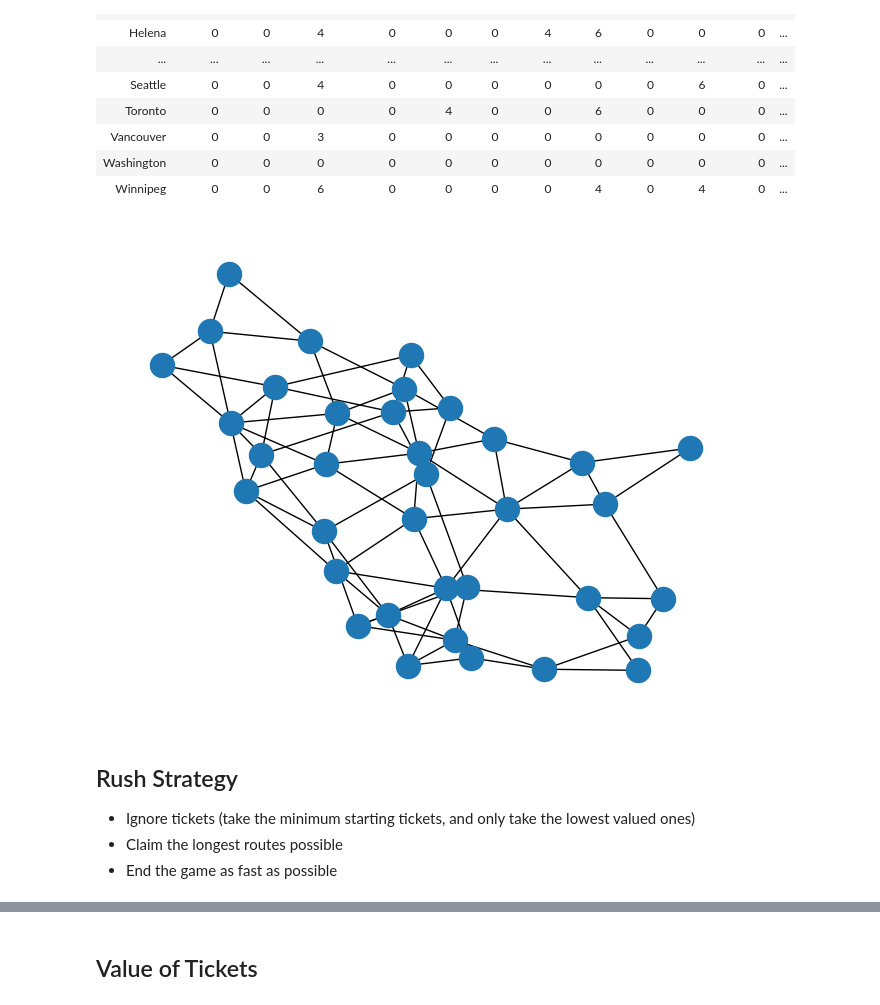
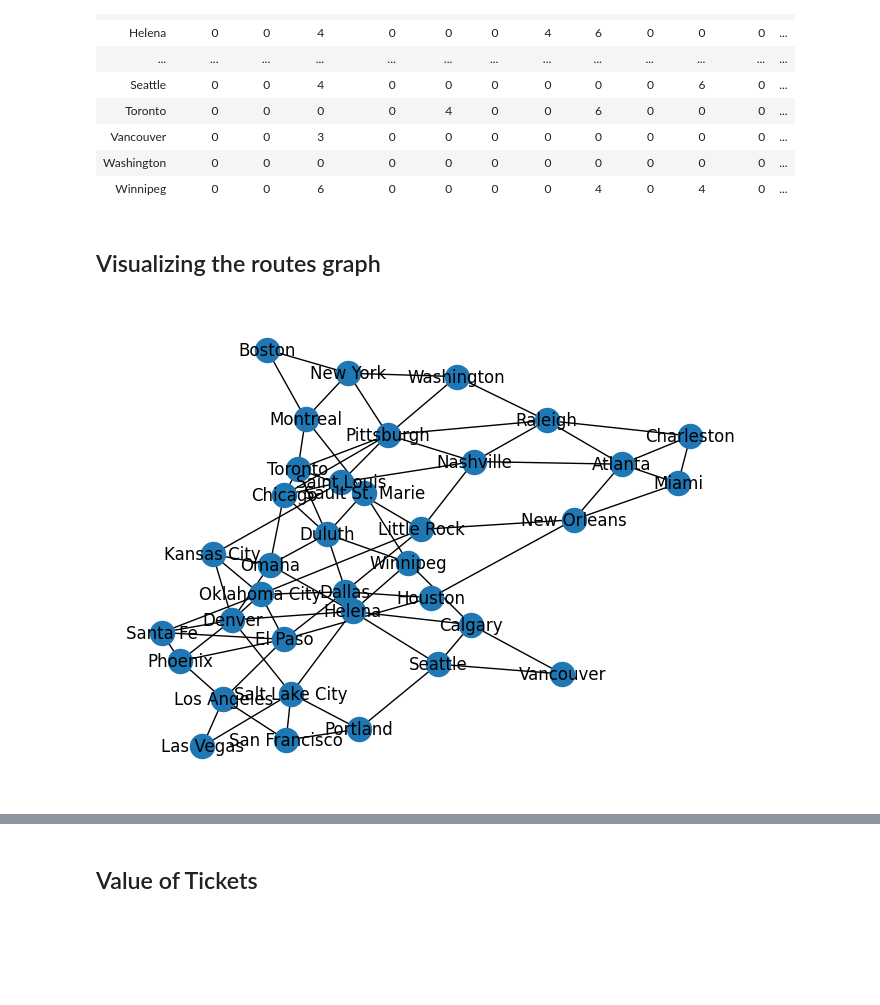
Before and after one commit to jbadlato/jbadlato.github.io, a Jupyter notebook: ticket-to-ride.ipynb, the cells around one changed output, grey strips where cells are left out. Saved outputs shown, nothing was run; the diff lists cells and outputs as text; code cells hidden in the pictures; blank space fills up the shorter version.

```diff
--- a/ticket-to-ride.ipynb
+++ b/ticket-to-ride.ipynb
@@ -72,21 +76,21 @@ ROUTES_MATRIX.style.pipe(set_style)
 | Vancouver | 0 | 0 | 3 | 0 | 0 | 0 | 0 | 0 | 0 | 0 | 0 | ... |
 | Washington | 0 | 0 | 0 | 0 | 0 | 0 | 0 | 0 | 0 | 0 | 0 | ... |
 | Winnipeg | 0 | 0 | 6 | 0 | 0 | 0 | 0 | 4 | 0 | 4 | 0 | ... |
+# %% [markdown]
+## Visualizing the routes graph
 # %%
-## Routes graph visualized
 import networkx as nx
-ROUTES_GRAPH = nx.Graph()
+ROUTES_GRAPH_BY_TURNS = nx.Graph()
 for i, row in ROUTES_MATRIX.iterrows():
     for j in range(1, len(row)):
         route_length = row[ROUTES_MATRIX.columns[j]]
-        weight = route_length # TODO: need to weight by number of turns and/or points/turn
-        if weight > 0:
-            ROUTES_GRAPH.add_edge(i,j-1,weight=weight)
-nx.draw(ROUTES_GRAPH)
+        if route_length > 0:
+            weight = ROUTE_LENGTHS.loc[ROUTE_LENGTHS["Cars"] == route_length, "Total Turns to Claim"].iloc[0] # TODO: also make a graph that weights by turns per point
+            ROUTES_GRAPH_BY_TURNS.add_edge(i,j-1,weight=weight)
+nx.draw(
+    ROUTES_GRAPH_BY_TURNS,
+    with_labels=True,
+    labels={i-1: ROUTES_MATRIX.columns[i] for i in range(1, len(ROUTES_MATRIX.columns))},
+)
 # %% [output]
-[figure, old version]
+[figure, new version]
-# %% [markdown]
-## Rush Strategy
-* Ignore tickets (take the minimum starting tickets, and only take the lowest valued ones)
-* Claim the longest routes possible
-* End the game as fast as possible
```
Also changed, not shown: parts of 8 cells of this notebook.
